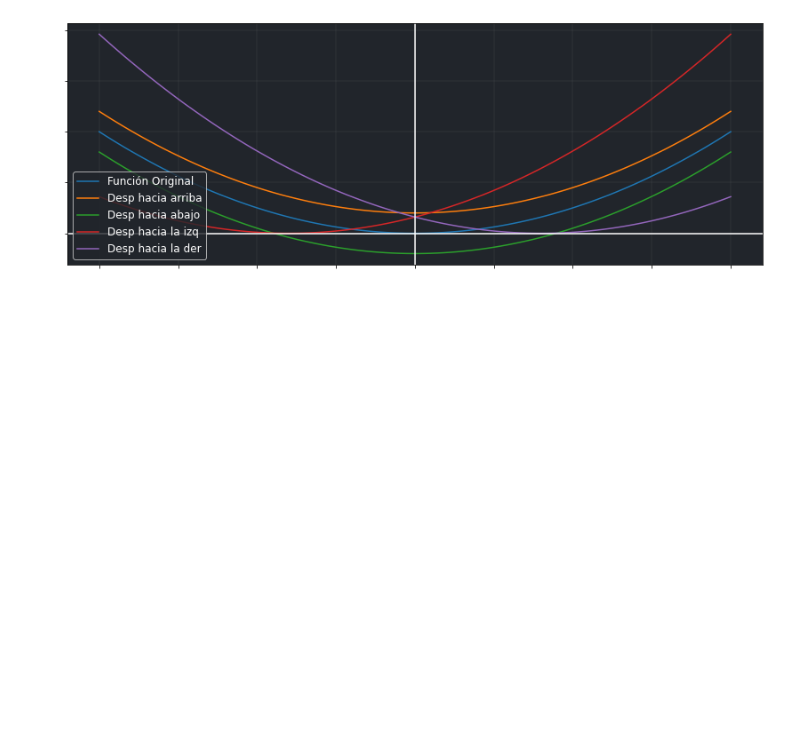
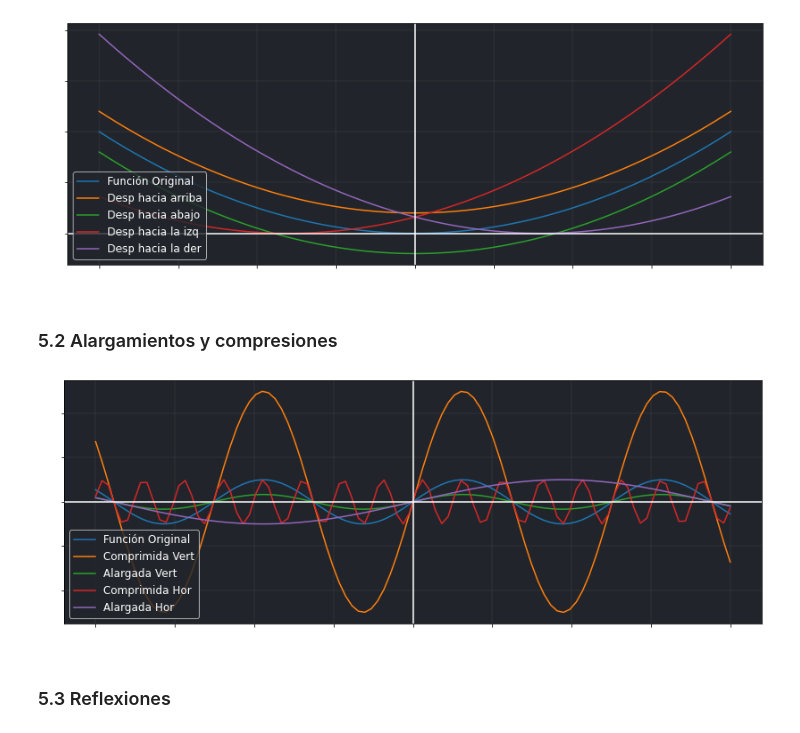
Before and after one commit to JuanFeA98/Estadistica_Probabilidad, a Jupyter notebook: Funciones_Matematicas/Funciones.ipynb, the cells around one changed output. Cells and saved outputs as stored; diff of their text form; code cells hidden in the pictures; blank space fills up the shorter version.

```diff
--- a/Funciones_Matematicas/Funciones.ipynb
+++ b/Funciones_Matematicas/Funciones.ipynb
@@ -248,3 +250,47 @@ plt.legend(
 plt.show()
 # %% [output]
 [figure]
+# %% [markdown]
+### 5.2 Alargamientos y compresiones
+# %%
+val_1 = [f(i) for i in X]
+val_2 = [5 * f(i) for i in X]
+val_3 = [f(i)/3 for i in X]
+val_4 = [f(i*5) for i in X]
+val_5 = [f(i/3) for i in X]
+# %%
+fig, ax = plt.subplots(figsize=(14, 5))
+
+plt.plot(X, val_1)
+plt.plot(X, val_2)
+plt.plot(X, val_3)
+plt.plot(X, val_4)
+plt.plot(X, val_5)
+
+ax.set_facecolor('#21252b')
+
+ax.axhline(y=0, color='white')
+ax.axvline(x=0, color='white')
+
+plt.xticks(fontsize=10, color='white', weight=100)
+plt.yticks(fontsize=10, color='white', weight=100)
+
+plt.grid(linewidth=0.1)
+plt.legend(
+    [
+        'Función Original',
+        'Comprimida Vert',
+        'Alargada Vert',
+        'Comprimida Hor',
+        'Alargada Hor'
+    ],
+    facecolor='#21252b',
+    labelcolor='white',
+    fontsize=12,
+    loc='lower left')
+
+plt.show()
+# %% [output]
+[figure, added]
+# %% [markdown]
+### 5.3 Reflexiones
```
Also changed, not shown: parts of 3 cells of this notebook.
